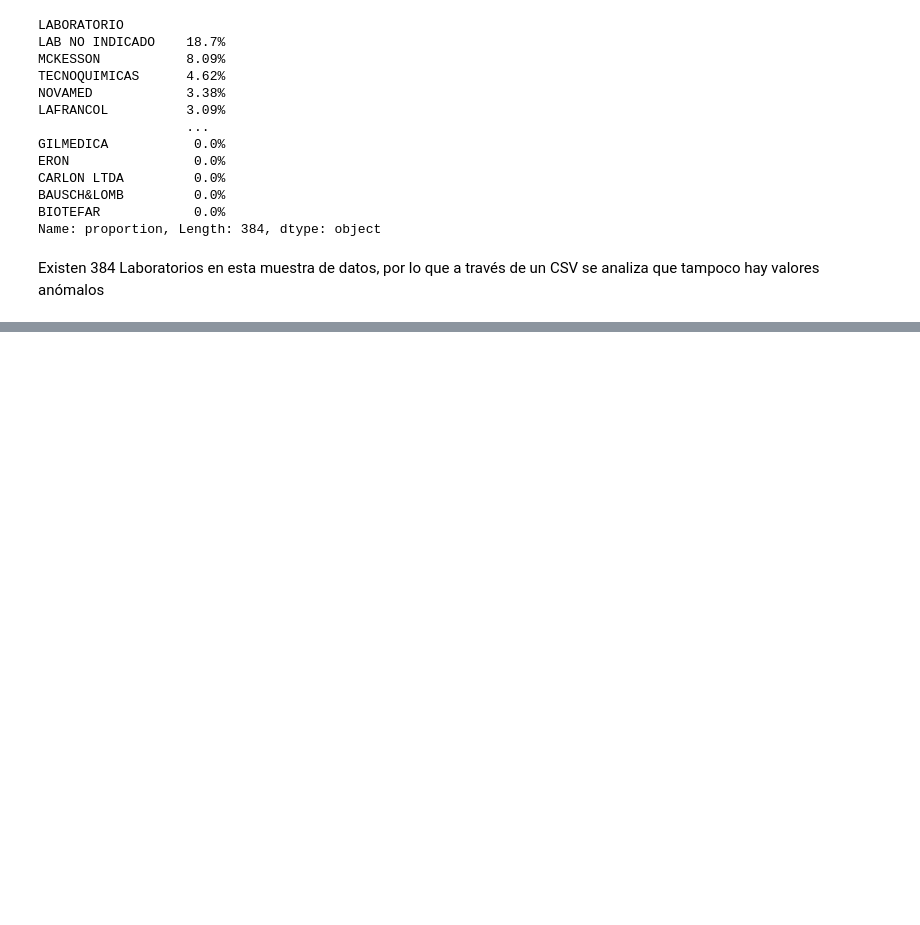
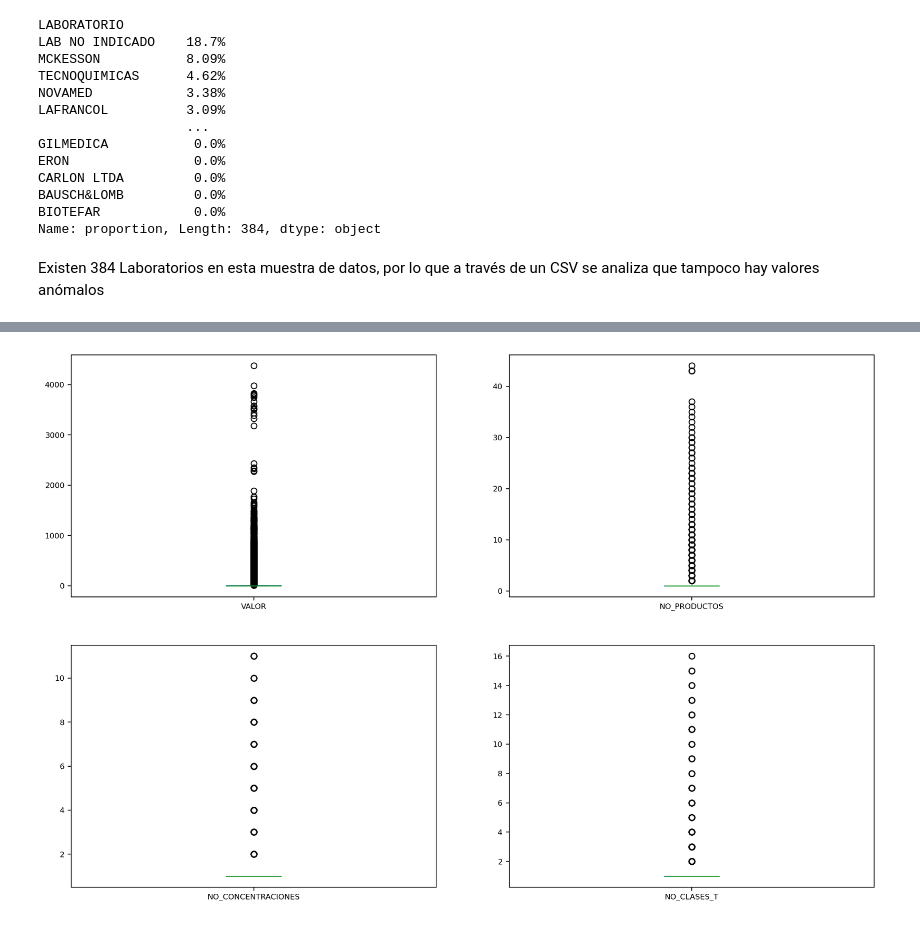
Before and after one commit to ngarciap/AnalisisExploratorioDeDatos, a Jupyter notebook: Preparación de Datos.ipynb, the cells around one changed output, grey strips where cells are left out. Cells and saved outputs as stored; diff of their text form; code cells hidden in the pictures; blank space fills up the shorter version.

```diff
--- a/Preparación de Datos.ipynb
+++ b/Preparación de Datos.ipynb
@@ -276,0 +300,6 @@ Existen 384 Laboratorios en esta muestra de datos, por lo que a través de un CS
+# %%
+fig, axes = plt.subplots(nrows=2, ncols=2, figsize=(15,10))
+df_prescripciones[['VALOR', 'NO_PRODUCTOS', 'NO_CONCENTRACIONES', 'NO_CLASES_T']].plot.box(subplots=True, ax=axes)
+plt.show()
+# %% [output]
+[figure, added]
```
Also changed, not shown: parts of 5 cells of this notebook.
